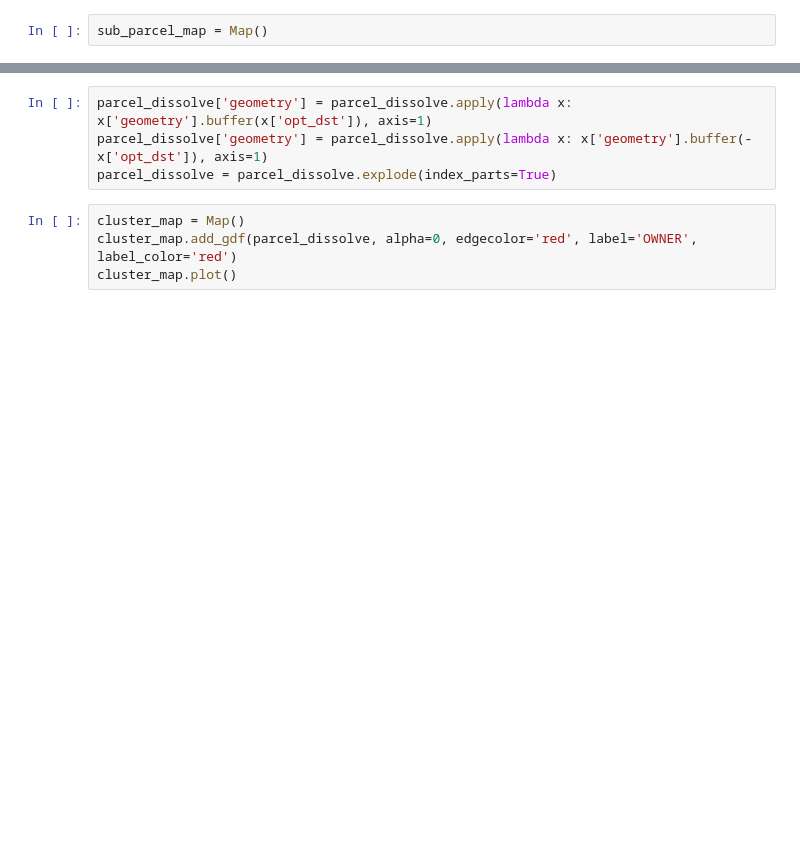
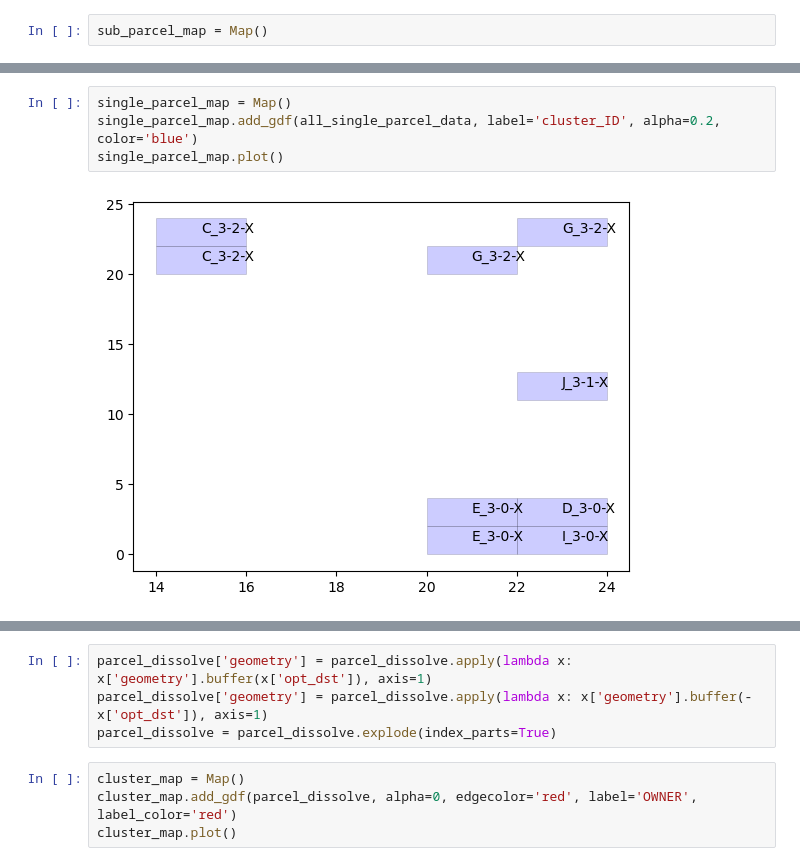
Before and after one commit to abreunig-clgx/superparcels, a Jupyter notebook: clustering/mre/phase2_cluster_voronoi.ipynb, the cells around one changed output, grey strips where cells are left out. Drawn from its saved outputs; the diff is of its cells as text; blank space fills up the shorter version.

Commit message:
single_df complete and ready for cross-region merge

```diff
--- a/clustering/mre/phase2_cluster_voronoi.ipynb
+++ b/clustering/mre/phase2_cluster_voronoi.ipynb
@@ -374,3 +410,9 @@ all_clustered_parcel_data
+# %%
+single_parcel_map = Map()
+single_parcel_map.add_gdf(all_single_parcel_data, label='cluster_ID', alpha=0.2, color='blue')
+single_parcel_map.plot()
+# %% [output]
+[figure, added]
 # %%
 map.remove(p1_parcel_gdf)
 map.remove(p2_parcel_gdf)
```
Also changed, not shown: parts of 18 cells of this notebook.
